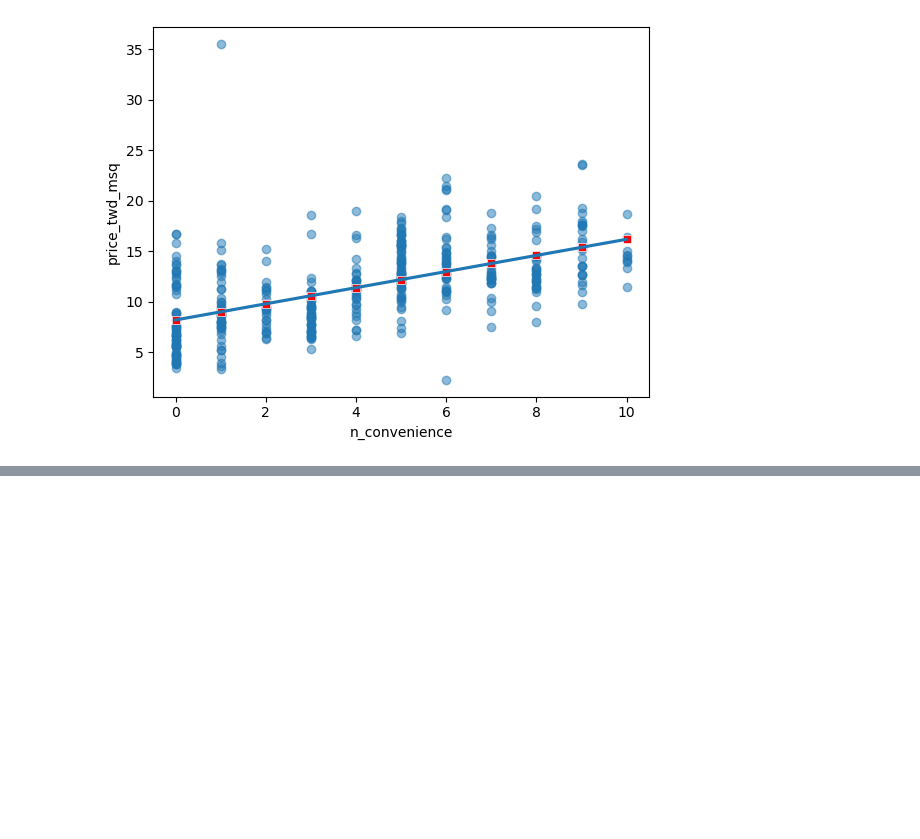
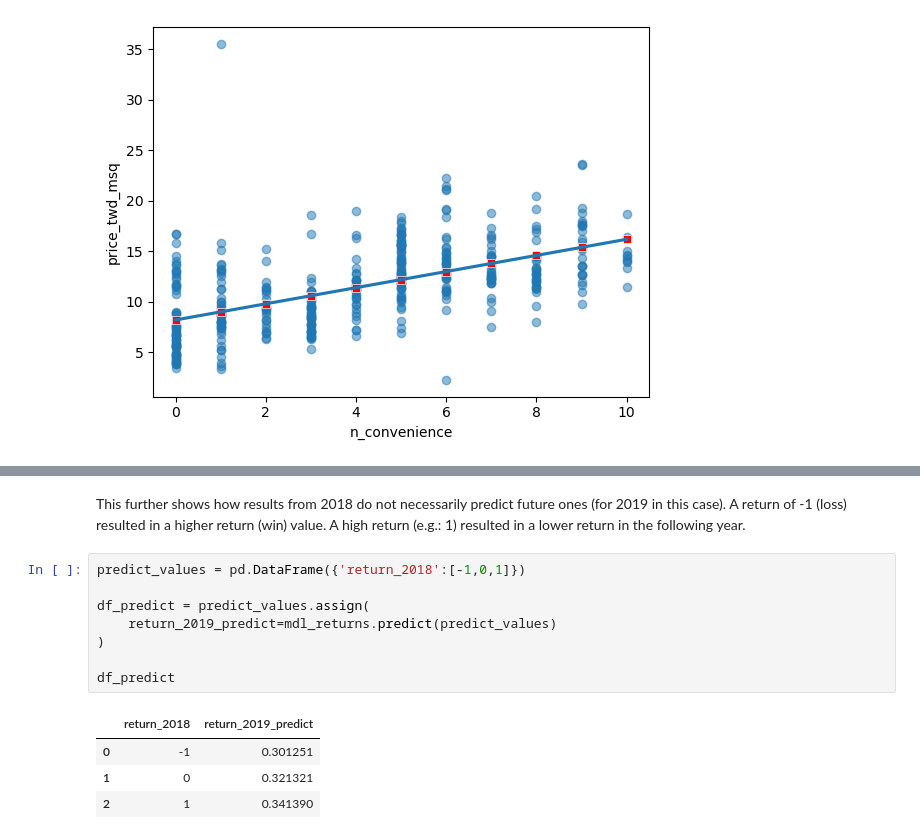
Before and after one commit to drksz/Learning-ML, a Jupyter notebook: RegressionIntro.ipynb, the cells around one changed output, grey strips where cells are left out. Cells and saved outputs as stored; diff of their text form; blank space fills up the shorter version.

```diff
--- a/RegressionIntro.ipynb
+++ b/RegressionIntro.ipynb
@@ -233,0 +361,15 @@ plt.show()
+# %% [markdown]
+This further shows how results from 2018 do not necessarily predict future ones (for 2019 in this case). A return of -1 (loss) resulted in a higher return (win) value. A high return (e.g.: 1) resulted in a lower return in the following year.
+# %%
+predict_values = pd.DataFrame({'return_2018':[-1,0,1]})
+
+df_predict = predict_values.assign(
+    return_2019_predict=mdl_returns.predict(predict_values)
+)
+
+df_predict
+# %% [output]
+|  | return_2018 | return_2019_predict |
+| 0 | -1 | 0.301251 |
+| 1 | 0 | 0.321321 |
+| 2 | 1 | 0.341390 |
```
Also changed, not shown: parts of 10 cells of this notebook, 1 other file.
